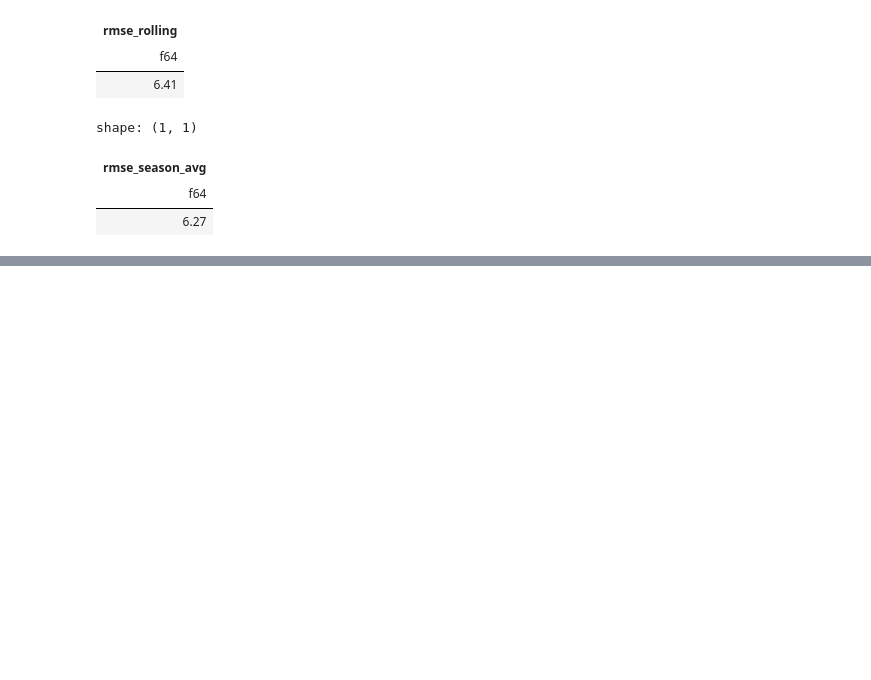
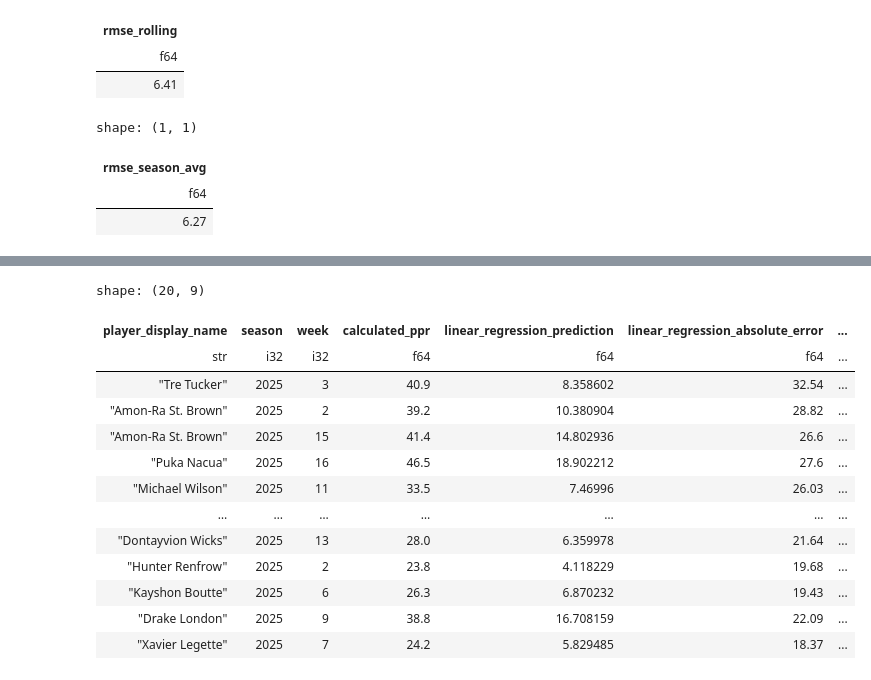
Before and after one commit to samarthsarda9/fantasy-football-project, a Jupyter notebook: notebooks/03_further_engineering.ipynb, the cells around one changed output, grey strips where cells are left out. Cells and saved outputs as stored; diff of their text form; code cells hidden in the pictures; blank space fills up the shorter version.

```diff
--- a/notebooks/03_further_engineering.ipynb
+++ b/notebooks/03_further_engineering.ipynb
@@ -414,3 +606,45 @@ shape: (20, 8)
+# %%
+test_results = test_results.with_columns(
+    pl.Series("random_forest_prediction", rf_y_pred)
+)
+
+test_results = test_results.with_columns(
+    (pl.col("random_forest_prediction") - pl.col("calculated_ppr"))
+    .round(2)
+    .alias("random_forest_signed_error"),
+
+    (pl.col("random_forest_prediction") - pl.col("calculated_ppr"))
+    .abs()
+    .round(2)
+    .alias("random_forest_absolute_error"),
+)
+
+test_results.select([
+    "player_display_name",
+    "season",
+    "week",
+    "calculated_ppr",
+    "linear_regression_prediction",
+    "linear_regression_absolute_error",
+    "random_forest_prediction",
+    "random_forest_absolute_error",
+    "random_forest_signed_error",
+]).sort("random_forest_absolute_error", descending=True).head(20)
+# %% [output]
+shape: (20, 9)
+| player_display_name | season | week | calculated_ppr | linear_regression_prediction | linear_regression_absolute_error | ... |
+| str | i32 | i32 | f64 | f64 | f64 | ... |
+| "Tre Tucker" | 2025 | 3 | 40.9 | 8.358602 | 32.54 | ... |
+| "Amon-Ra St. Brown" | 2025 | 2 | 39.2 | 10.380904 | 28.82 | ... |
+| "Amon-Ra St. Brown" | 2025 | 15 | 41.4 | 14.802936 | 26.6 | ... |
+| "Puka Nacua" | 2025 | 16 | 46.5 | 18.902212 | 27.6 | ... |
+| "Michael Wilson" | 2025 | 11 | 33.5 | 7.46996 | 26.03 | ... |
+| … | … | … | … | … | … | ... |
+| "Dontayvion Wicks" | 2025 | 13 | 28.0 | 6.359978 | 21.64 | ... |
+| "Hunter Renfrow" | 2025 | 2 | 23.8 | 4.118229 | 19.68 | ... |
+| "Kayshon Boutte" | 2025 | 6 | 26.3 | 6.870232 | 19.43 | ... |
+| "Drake London" | 2025 | 9 | 38.8 | 16.708159 | 22.09 | ... |
+| "Xavier Legette" | 2025 | 7 | 24.2 | 5.829485 | 18.37 | ... |
 # %%
 metrics_comparison = pl.DataFrame({
     "model": [
```
Also changed, not shown: parts of 18 cells of this notebook, 2 other files.
